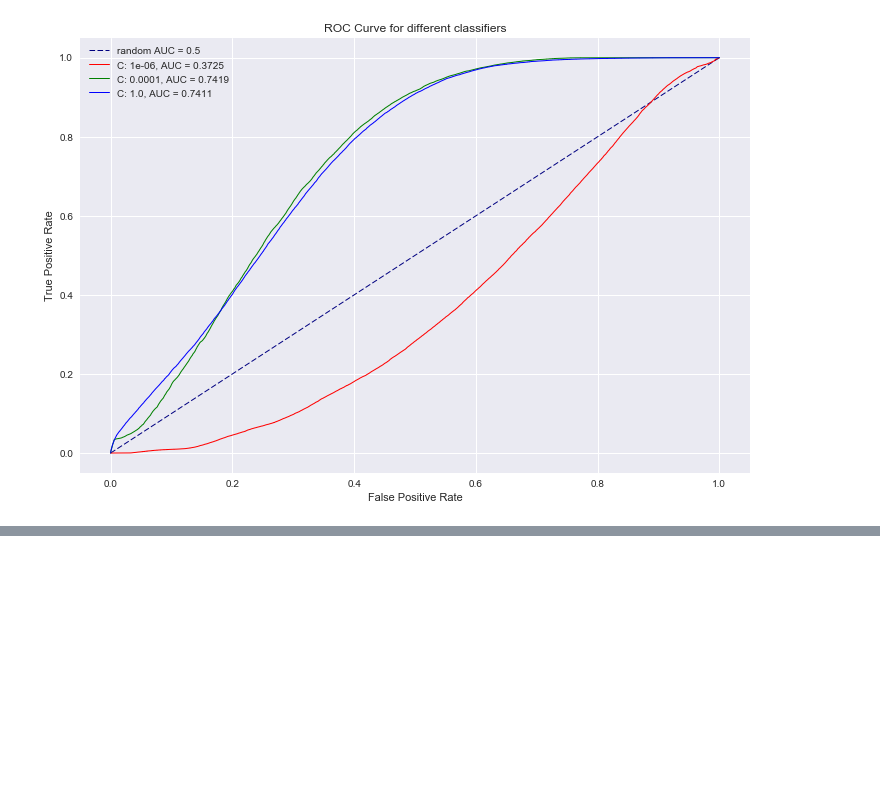
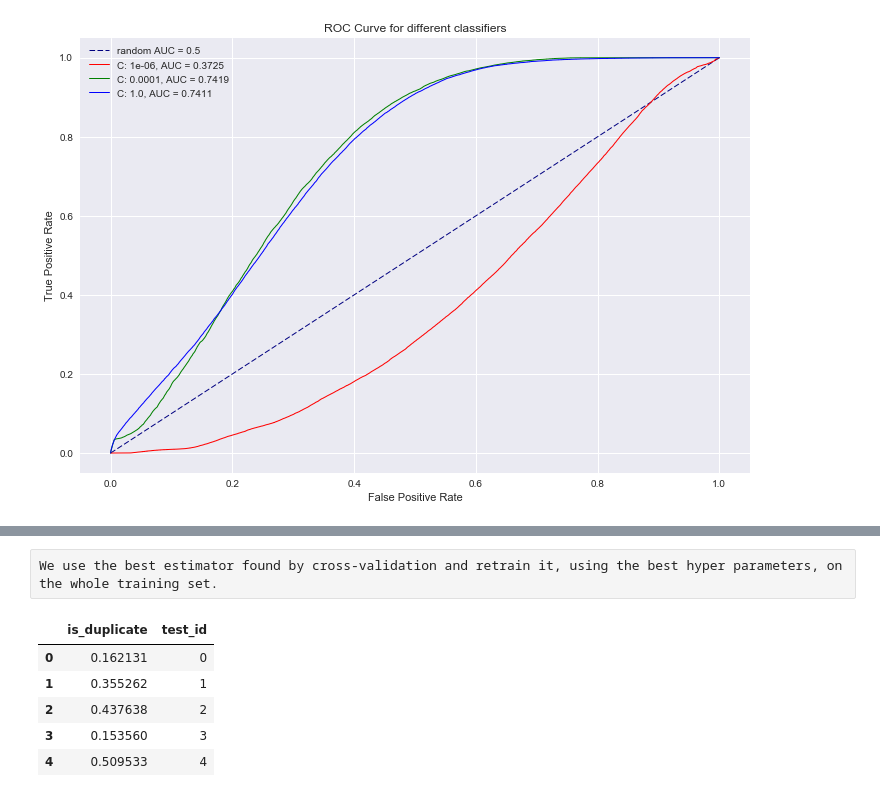
Before and after one commit to yassamanzm/CMPE297, a Jupyter notebook: qoura2.ipynb, the cells around one changed output, grey strips where cells are left out. Saved outputs shown, nothing was run; the diff lists cells and outputs as text; code cells hidden in the pictures; blank space fills up the shorter version.

```diff
--- a/qoura2.ipynb
+++ b/qoura2.ipynb
@@ -685,0 +745,18 @@ C: 1.0, parameters [[-10.24038937  -0.91761179   6.7829151   -7.16457016   3.298
+# %% [raw]
+We use the best estimator found by cross-validation and retrain it, using the best hyper parameters, on the whole training set.
+# %%
+retrained = cv.best_estimator_.fit(X, y)
+
+X_Ontest = scaler.transform(dftest[['q1len', 'q2len', 'q1_n_words', 'q2_n_words', 'word_share']])
+
+y_Ontest = retrained.predict_proba(X_Ontest)[:,1]
+
+result = pd.DataFrame({'test_id': dftest['test_id'], 'is_duplicate': y_Ontest})
+result.head()
+# %% [output]
+|  | is_duplicate | test_id |
+| 0 | 0.162131 | 0 |
+| 1 | 0.355262 | 1 |
+| 2 | 0.437638 | 2 |
+| 3 | 0.153560 | 3 |
+| 4 | 0.509533 | 4 |
```
Also changed, not shown: parts of 9 cells of this notebook.
